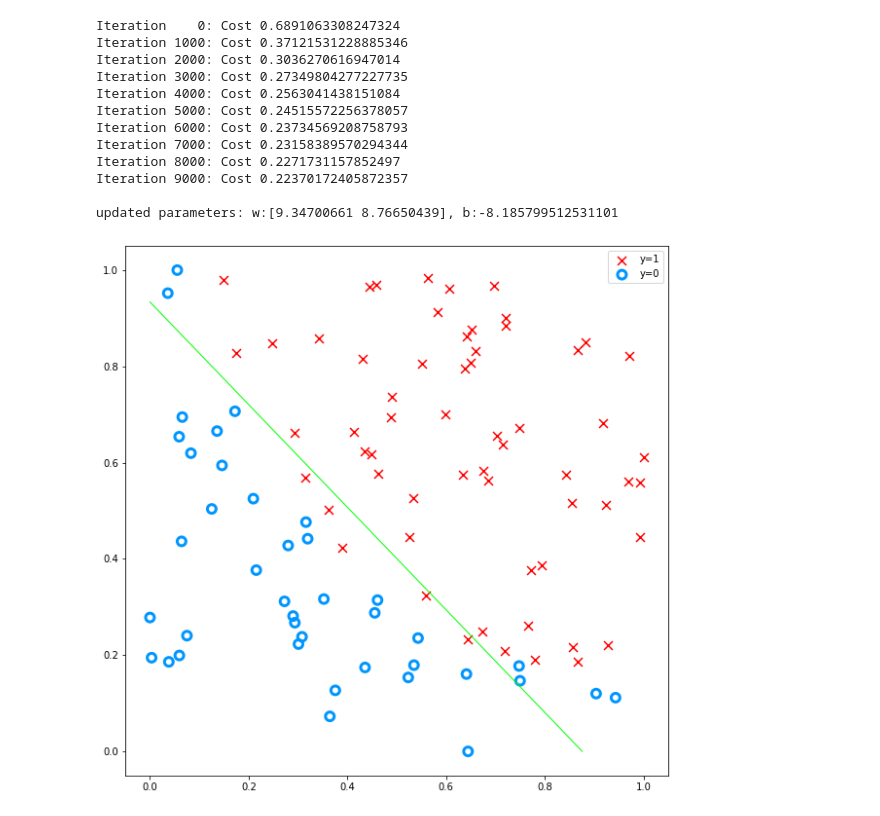
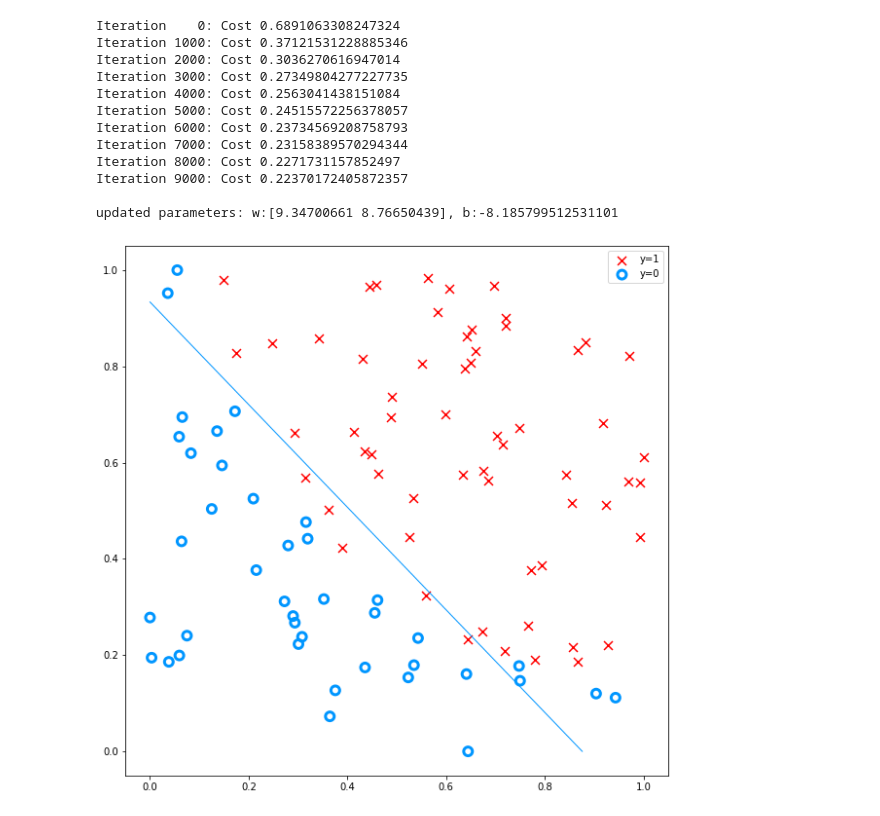
Before and after one commit to TahseenSust/ML-assignment, a Jupyter notebook: Logistic Regression/Logistic_Regression.ipynb, the cells around one changed output. Cells and saved outputs as stored; diff of their text form; code cells hidden in the pictures.

```diff
--- a/Logistic Regression/Logistic_Regression.ipynb
+++ b/Logistic Regression/Logistic_Regression.ipynb
@@ -262,30 +262,24 @@ updated parameters: w:[9.34700661 8.76650439], b:-8.185799512531101
 # %%
 fig,ax = plt.subplots(1,1,figsize=(10,10))
 
 # Plot the original data
 # ax.set_ylabel(r'$x_1$')
 # ax.set_xlabel(r'$x_0$')
 # ax.axis([0, 4, 0, 3.5])
 
 # Plot examples
 ax.scatter(X_train[pos, 0], X_train[pos, 1], marker='x', s=80, c = 'red', label=pos_label)
 ax.scatter(X_train[neg, 0], X_train[neg, 1], marker='o', s=80, label=neg_label, facecolors='none', edgecolors='#0096ff', lw=3)
 ax.legend(loc='best' )
 
 ax.figure.canvas.toolbar_visible = False
 ax.figure.canvas.header_visible = False
 ax.figure.canvas.footer_visible = False
 
 # Plot the decision boundary
 x0 = -b_out/w_out[0]
 x1 = -b_out/w_out[1]
-
-# Following code was used for mean_scale training distinguishment
-# x0 = (-b_out + .6*w_out[1])/w_out[0]
-# x1 = (-b_out + .6*w_out[0])/w_out[1]
-# ax.plot([-.6,x0],[x1,-.6], c='#00ff00', lw=1)
-
-ax.plot([0,x0],[x1,0], c='#00ff00', lw=1)
+ax.plot([0,x0],[x1,0], c='#0096ff', lw=1)
 plt.show()
 # %% [output]
-[figure, old version]
+[figure, new version]
```
